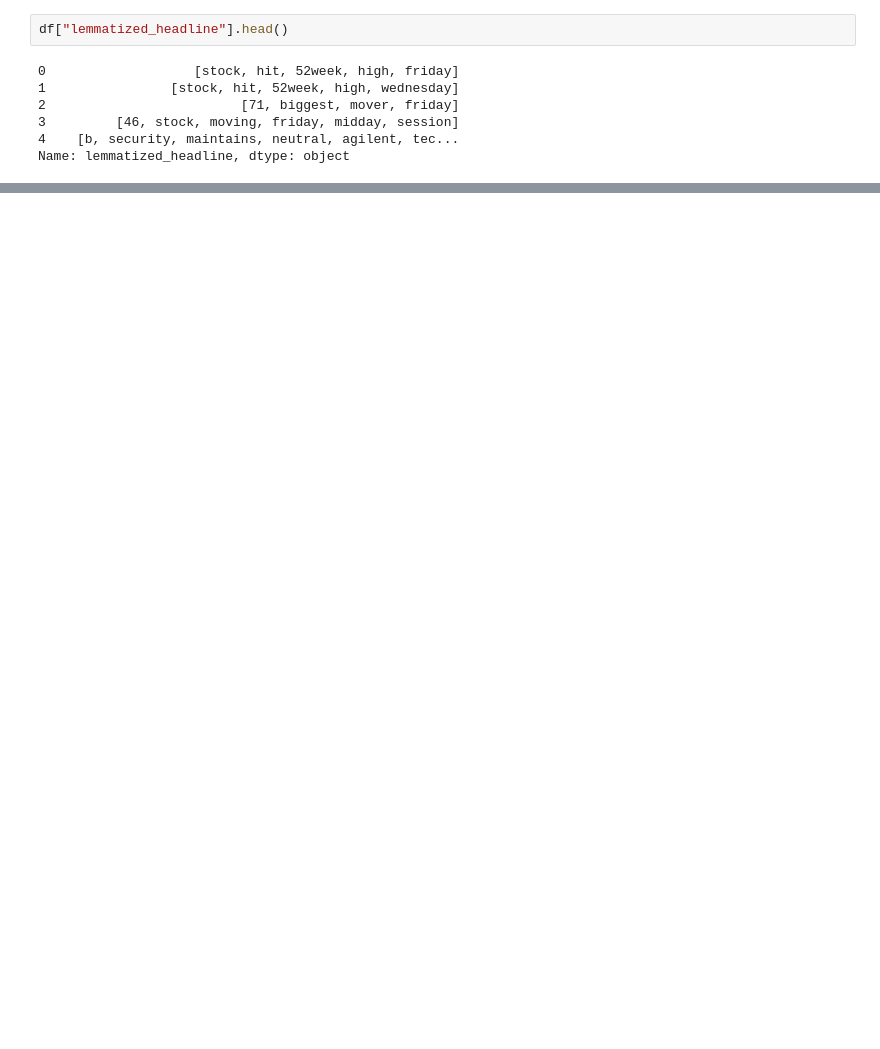
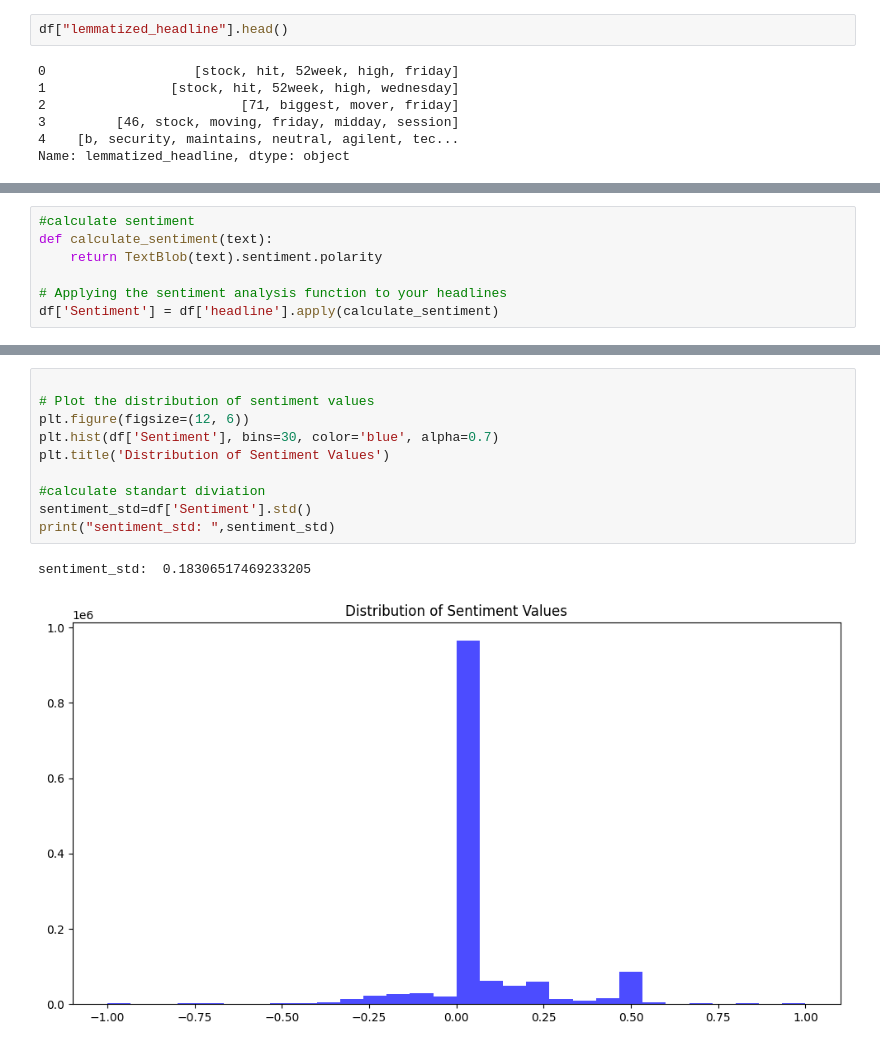
Before and after one commit to nebiyuu/Financial-News-and-Stock-Price-, a Jupyter notebook: notebook/EDA_Headline.ipynb, the cells around one changed output, grey strips where cells are left out. Saved outputs shown, nothing was run; the diff lists cells and outputs as text; blank space fills up the shorter version.

```diff
--- a/notebook/EDA_Headline.ipynb
+++ b/notebook/EDA_Headline.ipynb
@@ -136,0 +171,7 @@ Name: lemmatized_headline, dtype: object
+# %%
+#calculate sentiment
+def calculate_sentiment(text):
+    return TextBlob(text).sentiment.polarity
+
+# Applying the sentiment analysis function to your headlines
+df['Sentiment'] = df['headline'].apply(calculate_sentiment)
@@ -136,0 +226,13 @@ Name: lemmatized_headline, dtype: object
+# %%
+
+# Plot the distribution of sentiment values
+plt.figure(figsize=(12, 6))
+plt.hist(df['Sentiment'], bins=30, color='blue', alpha=0.7)
+plt.title('Distribution of Sentiment Values')
+
+#calculate standart diviation
+sentiment_std=df['Sentiment'].std()
+print("sentiment_std: ",sentiment_std)
+# %% [output]
+sentiment_std:  0.18306517469233205
+[figure, added]
```
Also changed, not shown: parts of 14 cells of this notebook, 5 other files.
